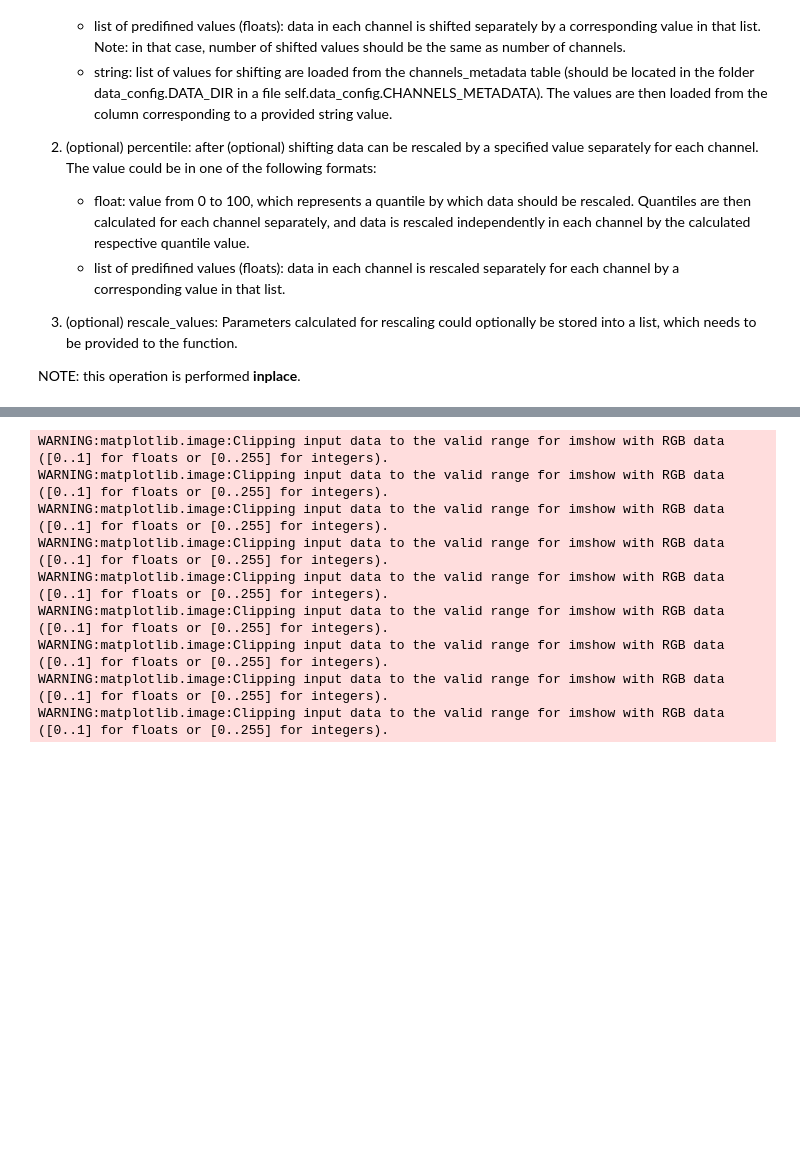
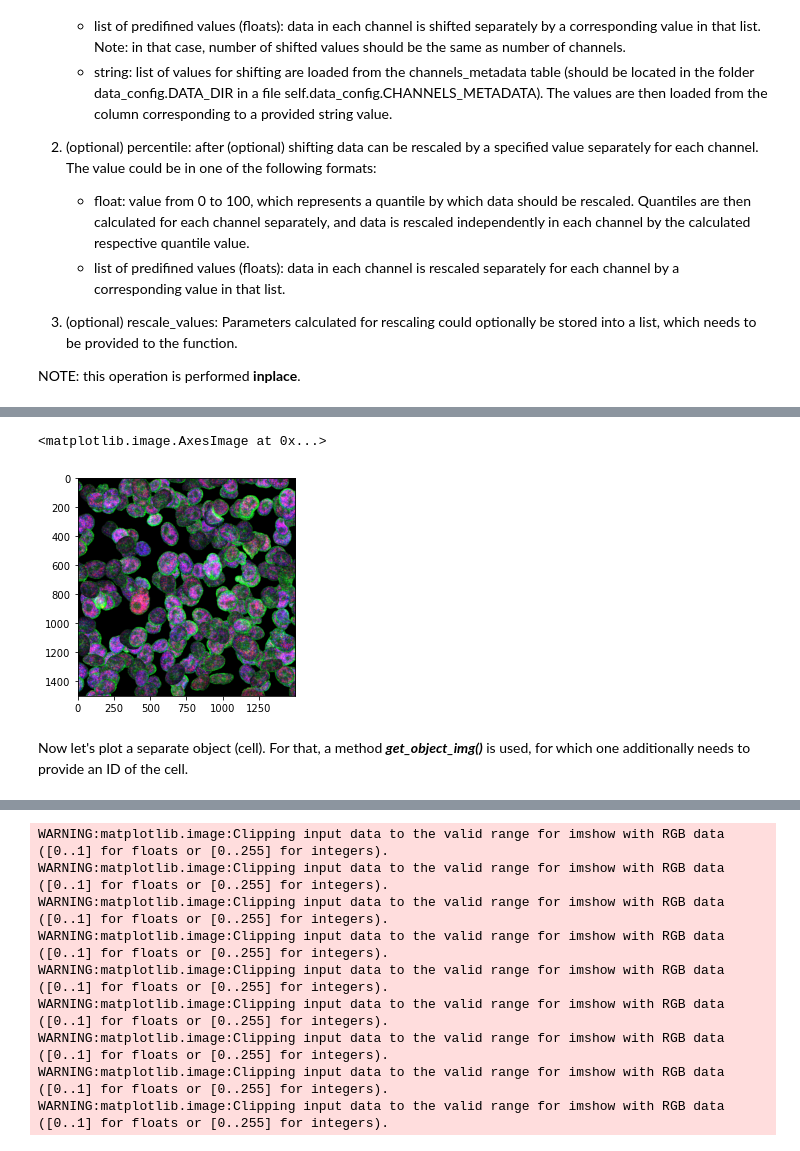
Before and after one commit to theislab/campa, a Jupyter notebook: notebooks/mpp_data.ipynb, the cells around one changed output, grey strips where cells are left out. Drawn from its saved outputs; the diff is of its cells as text; code cells hidden in the pictures; blank space fills up the shorter version.

Commit message:
more explanation + func to plot all data

```diff
--- a/notebooks/mpp_data.ipynb
+++ b/notebooks/mpp_data.ipynb
@@ -252,0 +336,6 @@ INFO:MPPData:Adding neighborhood of size 3
+# %%
+import matplotlib.pyplot as plt
+
+img = mpp_data.get_img(channel_ids=[0,1,10], img_size=1500)
+plt.imshow(img)
+# %% [output]
@@ -253 +343,6 @@ INFO:MPPData:Adding neighborhood of size 3
+<matplotlib.image.AxesImage at 0x...>
+[figure, added]
+# %% [markdown]
+Now let's plot a separate object (cell). For that, a method ***get_object_img()*** is used, for which one additionally
+needs to provide an ID of the cell.
 # %%
```
Also changed, not shown: parts of 20 cells of this notebook, 1 other file.
